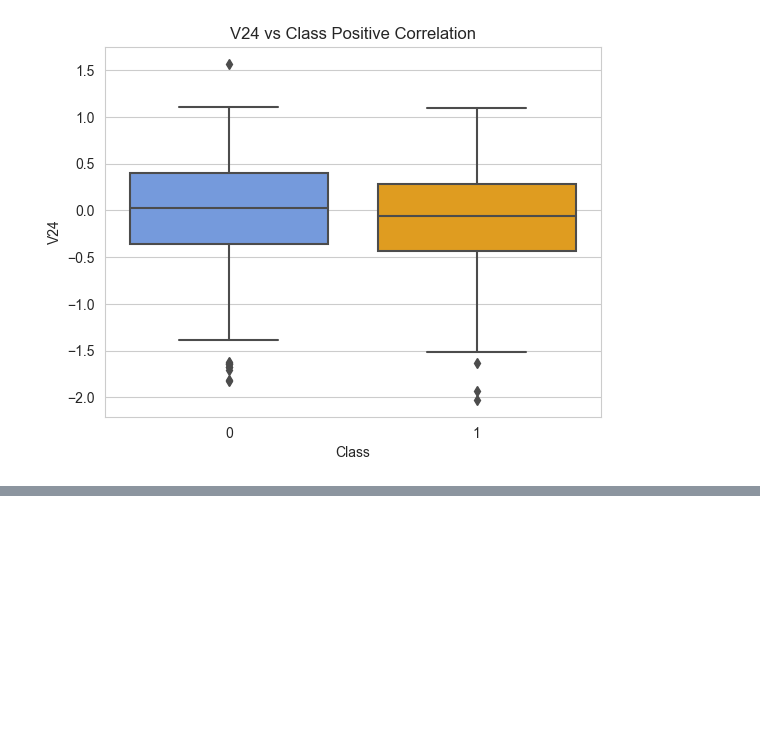
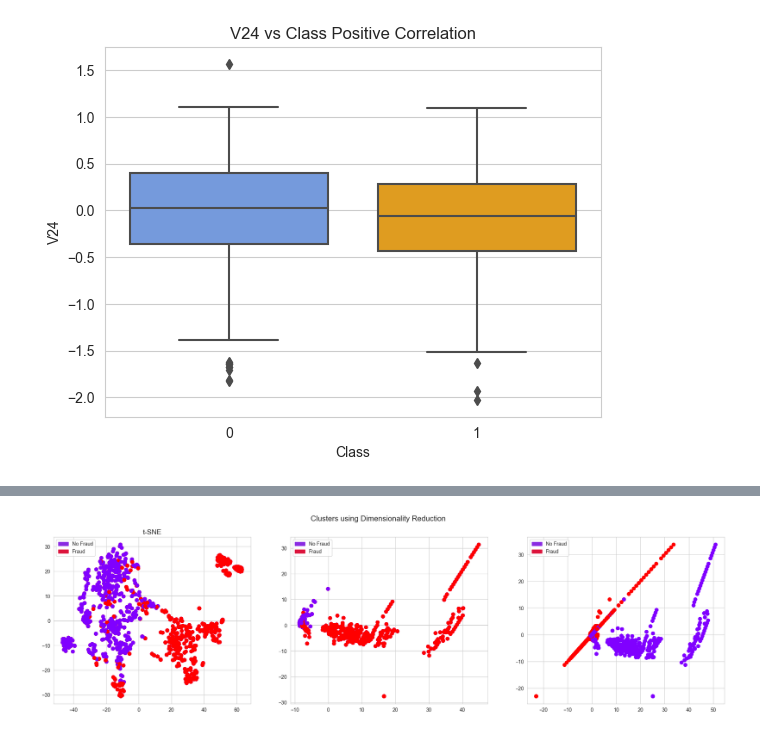
Before and after one commit to DuongVu39/credit_card_fraud_detection, a Jupyter notebook: notebooks/Exploration.ipynb, the cells around one changed output, grey strips where cells are left out. Cells and saved outputs as stored; diff of their text form; code cells hidden in the pictures; blank space fills up the shorter version.

```diff
--- a/notebooks/Exploration.ipynb
+++ b/notebooks/Exploration.ipynb
@@ -319,0 +527,6 @@ plt.title('V24 vs Class Positive Correlation');
+# %%
+# PCA
+t0 = time.time()
+X_reduced_pca = PCA(n_components=2, random_state=42).fit_transform(X.values)
+t1 = time.time()
+print(f"PCA took {t1 - t0:.2} seconds")
@@ -319,0 +535,6 @@ plt.title('V24 vs Class Positive Correlation');
+# %%
+# Truncated SVD
+x0 = time.time()
+X_reduced_svd = TruncatedSVD(n_components=2, algorithm="randomized", random_state=42).fit_transform(X.values)
+t1 = time.time()
+print(f"Truncated SVD took {t1-t0:.2} seconds")
@@ -319,0 +543,35 @@ plt.title('V24 vs Class Positive Correlation');
+# %%
+# Plotting results
+
+f, (ax1, ax2, ax3) = plt.subplots(1, 3, figsize=(24, 6))
+f.suptitle("Clusters using Dimensionality Reduction", fontsize = 15)
+
+blue_patch = mpatches.Patch(color="blueviolet", label="No Fraud")
+orange_patch = mpatches.Patch(color="crimson", label="Fraud")
+
+# t-SNE scatter plot
+ax1.scatter(X_reduced_tsne[:,0], X_reduced_tsne[:, 1], c=(y==0), cmap="rainbow", label="No Fraud", linewidths=2)
+ax1.scatter(X_reduced_tsne[:,0], X_reduced_tsne[:, 1], c=(y==1), cmap="rainbow", label="Fraud", linewidths=2)
+ax1.set_title("t-SNE", fontsize=14)
+
+ax1.grid(True)
+
+ax1.legend(handles=(blue_patch, orange_patch))
+
+# PCA scatter plot
+ax2.scatter(X_reduced_pca[:,0], X_reduced_pca[:, 1], c=(y==0), cmap="rainbow", label="No Fraud", linewidth=2)
+ax2.scatter(X_reduced_pca[:,0], X_reduced_pca[:, 1], c=(y==1), cmap="rainbow", label="Fraud", linewidth=2)
+
+ax2.grid(True)
+ax2.legend(handles=(blue_patch, orange_patch))
+
+# Truncated SVD scatter plot
+ax3.scatter(X_reduced_svd[:, 0], X_reduced_svd[:, 1], c=(y==0), cmap="rainbow", label="No Fraud", linewidth=2)
+ax3.scatter(X_reduced_svd[:, 1], X_reduced_svd[:, 1], c=(y==1), cmap="rainbow", label="Fraud", linewidth=2)
+
+ax3.grid(True)
+ax3.legend(handles=(blue_patch, orange_patch))
+
+plt.show();
+# %% [output]
+[figure, added]
```
Also changed, not shown: parts of 20 cells of this notebook.
